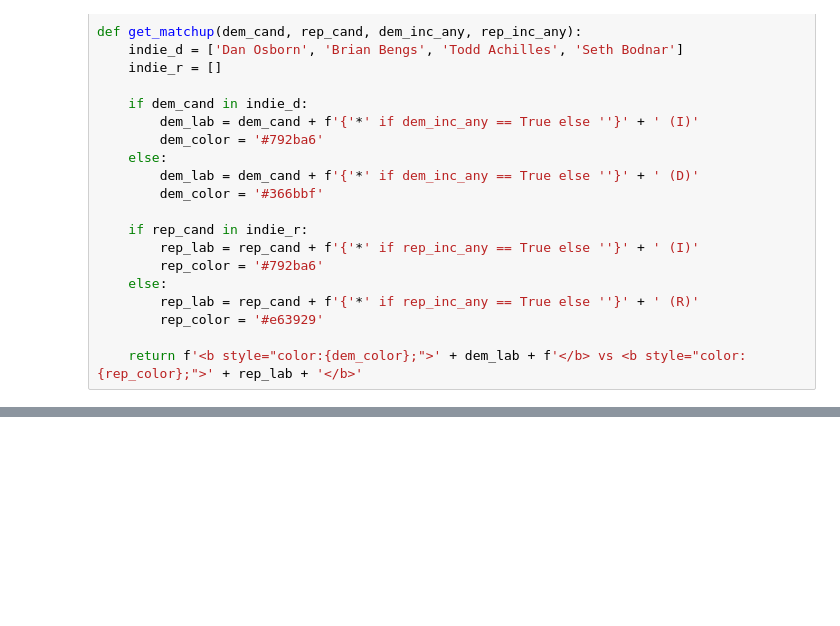
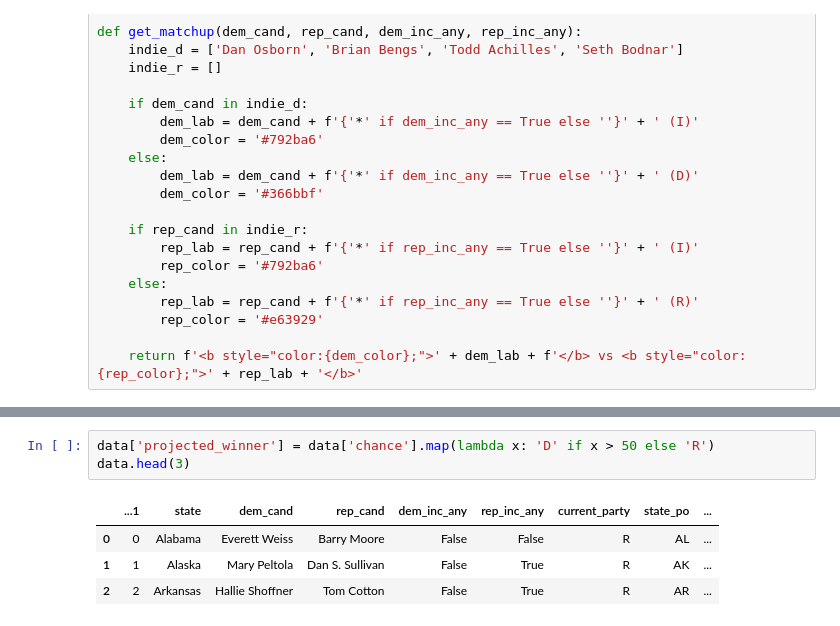
Before and after one commit to Hackquantumcpp/snoutcounter-midterms-2026-model, a Jupyter notebook: prediction/senate/05bS-postprocessing-py.ipynb, the cells around one changed output, grey strips where cells are left out. Cells and saved outputs as stored; diff of their text form; blank space fills up the shorter version.

```diff
--- a/prediction/senate/05bS-postprocessing-py.ipynb
+++ b/prediction/senate/05bS-postprocessing-py.ipynb
@@ -275,0 +276,8 @@ data.head()
+# %%
+data['projected_winner'] = data['chance'].map(lambda x: 'D' if x > 50 else 'R')
+data.head(3)
+# %% [output]
+|  | ...1 | state | dem_cand | rep_cand | dem_inc_any | rep_inc_any | current_party | state_po | ... |
+| 0 | 0 | Alabama | Everett Weiss | Barry Moore | False | False | R | AL | ... |
+| 1 | 1 | Alaska | Mary Peltola | Dan S. Sullivan | False | True | R | AK | ... |
+| 2 | 2 | Arkansas | Hallie Shoffner | Tom Cotton | False | True | R | AR | ... |
```
Also changed, not shown: parts of 16 cells of this notebook, 13 other files.
